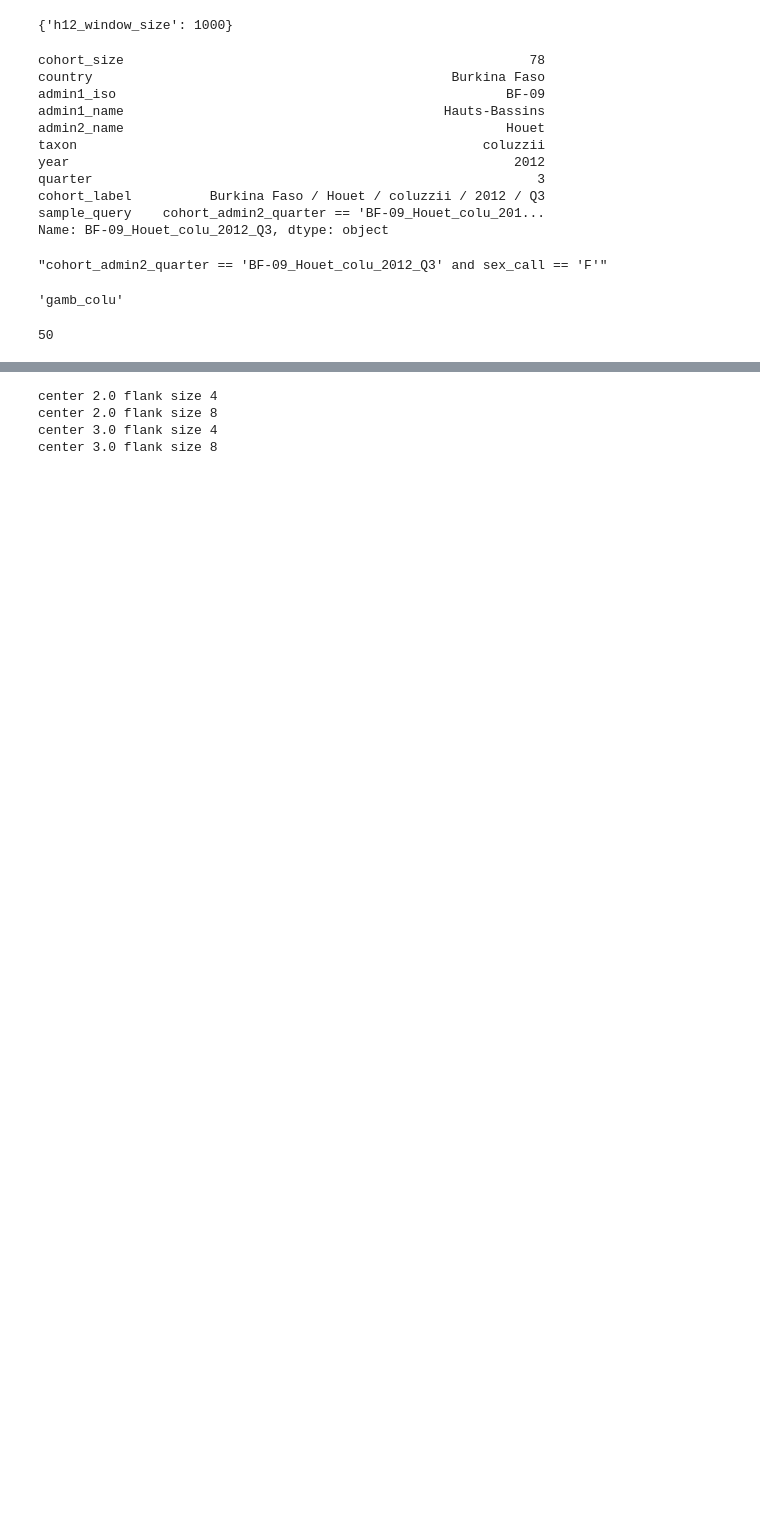
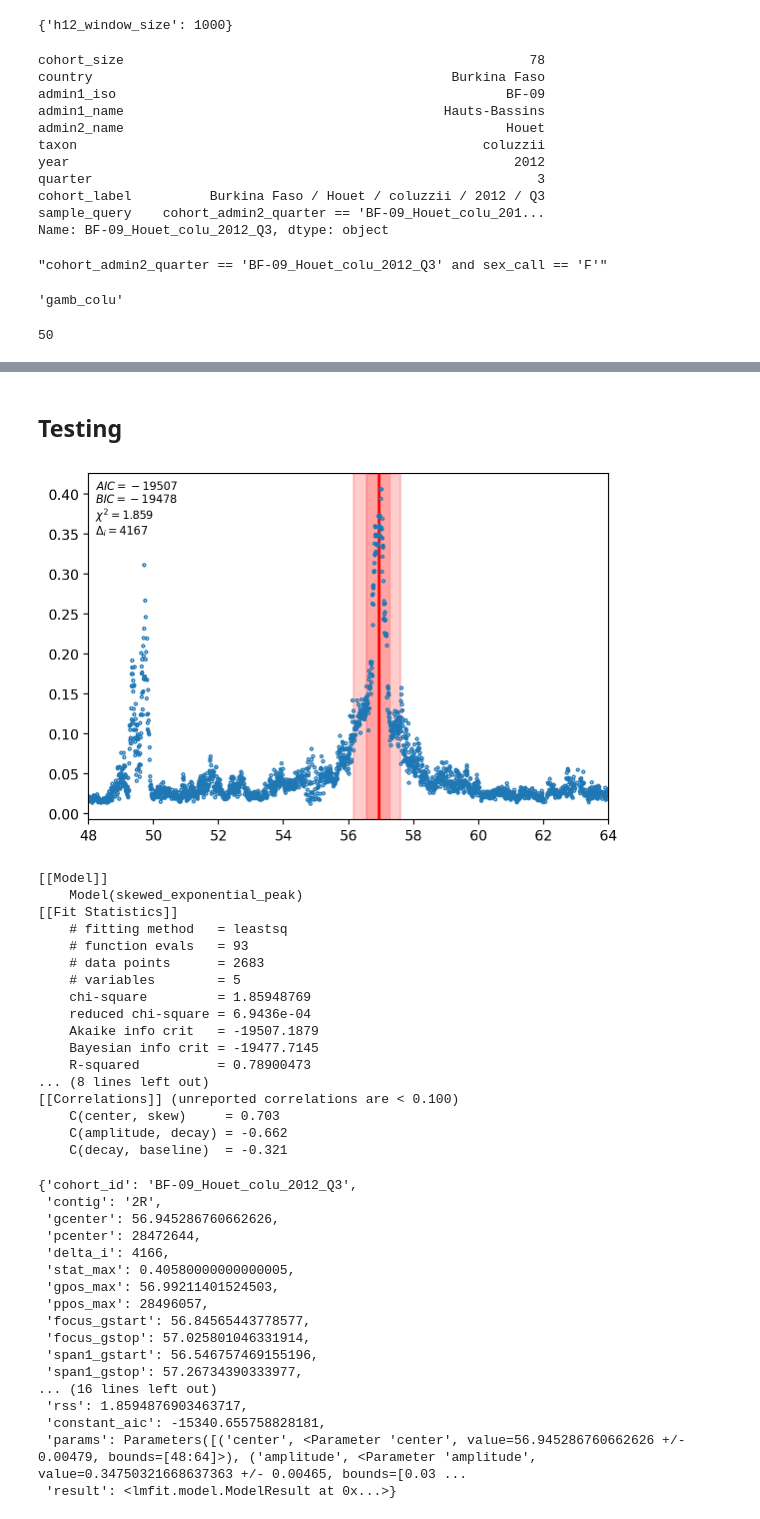
Before and after one commit to anopheles-genomic-surveillance/selection-atlas, a Jupyter notebook: workflow/notebooks/h12-signal-detection.ipynb, the cells around one changed output, grey strips where cells are left out. Cells and saved outputs as stored; diff of their text form; code cells hidden in the pictures; blank space fills up the shorter version.

Commit message:
wip h12 peak scan

```diff
--- a/workflow/notebooks/h12-signal-detection.ipynb
+++ b/workflow/notebooks/h12-signal-detection.ipynb
@@ -271,21 +131,0 @@ scan_start, scan_stop
-# %%
-for gcenter in np.arange(scan_start, scan_stop, scan_interval)[:2]:
-
-    for gflank in gflanks:
-
-        print('center', gcenter, 'flank size', gflank)
-
-        # locate region to fit
-        loc_region = slice(bisect_left(gpos, gcenter - gflank),
-                           bisect_right(gpos, gcenter + gflank))
-
-        # setup data to fit
-        x = gpos[loc_region]
-        y = stat_filtered[loc_region]
-
-        # TODO continue here...
-# %% [output]
-center 2.0 flank size 4
-center 2.0 flank size 8
-center 3.0 flank size 4
-center 3.0 flank size 8
@@ -291,0 +378,59 @@ center 3.0 flank size 8
+# %% [markdown]
+## Testing
+# %%
+fit_peak(
+    ppos=ppos,
+    gpos=gpos,
+    stat_filtered=stat_filtered,
+    gcenter=56,
+    gflank=8,
+    init_amplitude=init_amplitude,
+    min_amplitude=min_amplitude,
+    max_amplitude=max_amplitude,
+    init_decay=init_decay,
+    min_decay=min_decay,
+    init_skew=init_skew,
+    min_skew=min_skew,
+    max_skew=max_skew,
+    init_baseline=init_baseline,
+    min_baseline=min_baseline,
+    max_baseline=max_baseline,
+    min_delta_aic=min_delta_aic,
+    diagnostics=True,
+)
+# %% [output]
+[figure, added]
+[[Model]]
+    Model(skewed_exponential_peak)
+[[Fit Statistics]]
+    # fitting method   = leastsq
+    # function evals   = 93
+    # data points      = 2683
+    # variables        = 5
+    chi-square         = 1.85948769
+    reduced chi-square = 6.9436e-04
+    Akaike info crit   = -19507.1879
+    Bayesian info crit = -19477.7145
+    R-squared          = 0.78900473
+... (8 lines left out)
+[[Correlations]] (unreported correlations are < 0.100)
+    C(center, skew)     = 0.703
+    C(amplitude, decay) = -0.662
+    C(decay, baseline)  = -0.321
+{'cohort_id': 'BF-09_Houet_colu_2012_Q3',
+ 'contig': '2R',
+ 'gcenter': 56.945286760662626,
+ 'pcenter': 28472644,
+ 'delta_i': 4166,
+ 'stat_max': 0.40580000000000005,
+ 'gpos_max': 56.99211401524503,
+ 'ppos_max': 28496057,
+ 'focus_gstart': 56.84565443778577,
+ 'focus_gstop': 57.025801046331914,
+ 'span1_gstart': 56.546757469155196,
+ 'span1_gstop': 57.26734390333977,
+... (16 lines left out)
+ 'rss': 1.8594876903463717,
+ 'constant_aic': -15340.655758828181,
+ 'params': Parameters([('center', <Parameter 'center', value=56.945286760662626 +/- 0.00479, bounds=[48:64]>), ('amplitude', <Parameter 'amplitude', value=0.34750321668637363 +/- 0.00465, bounds=[0.03 ...
+ 'result': <lmfit.model.ModelResult at 0x...>}
```
Also changed, not shown: parts of 19 cells of this notebook, 1 other file.
